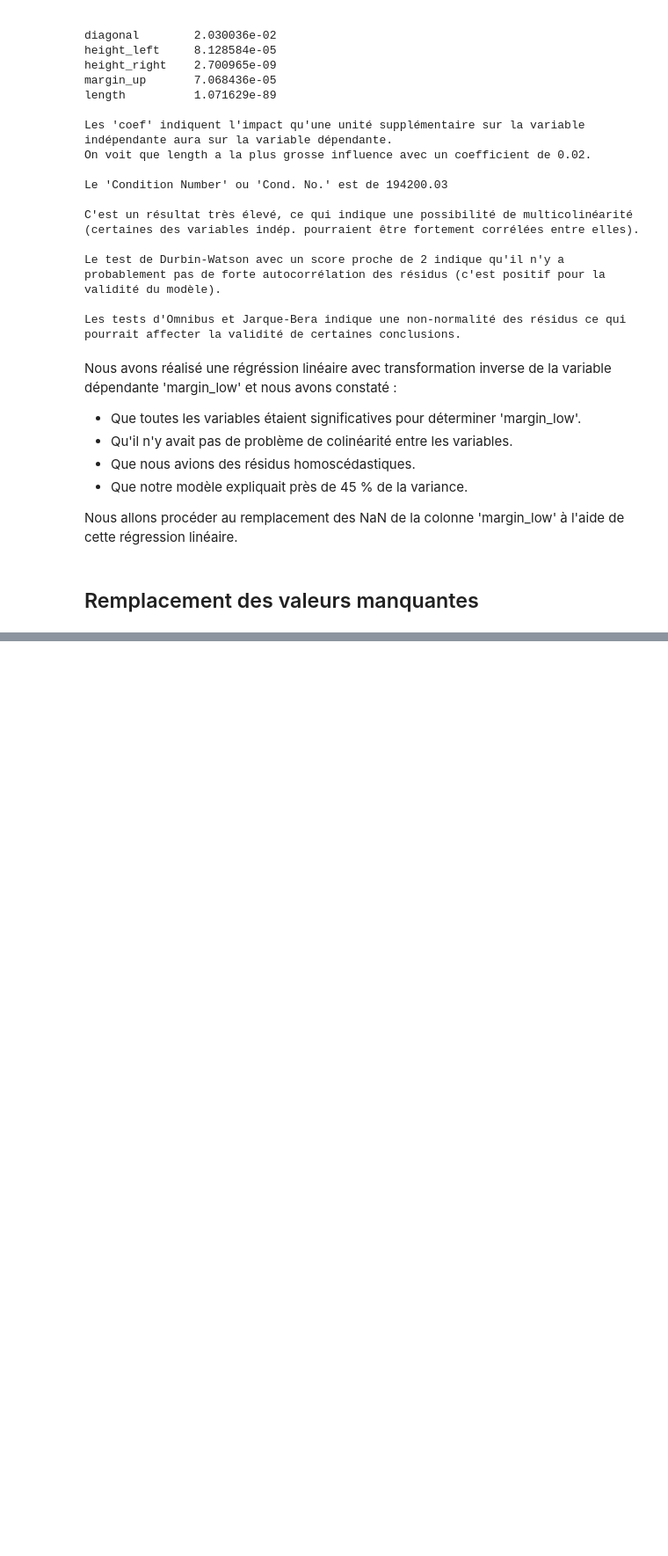
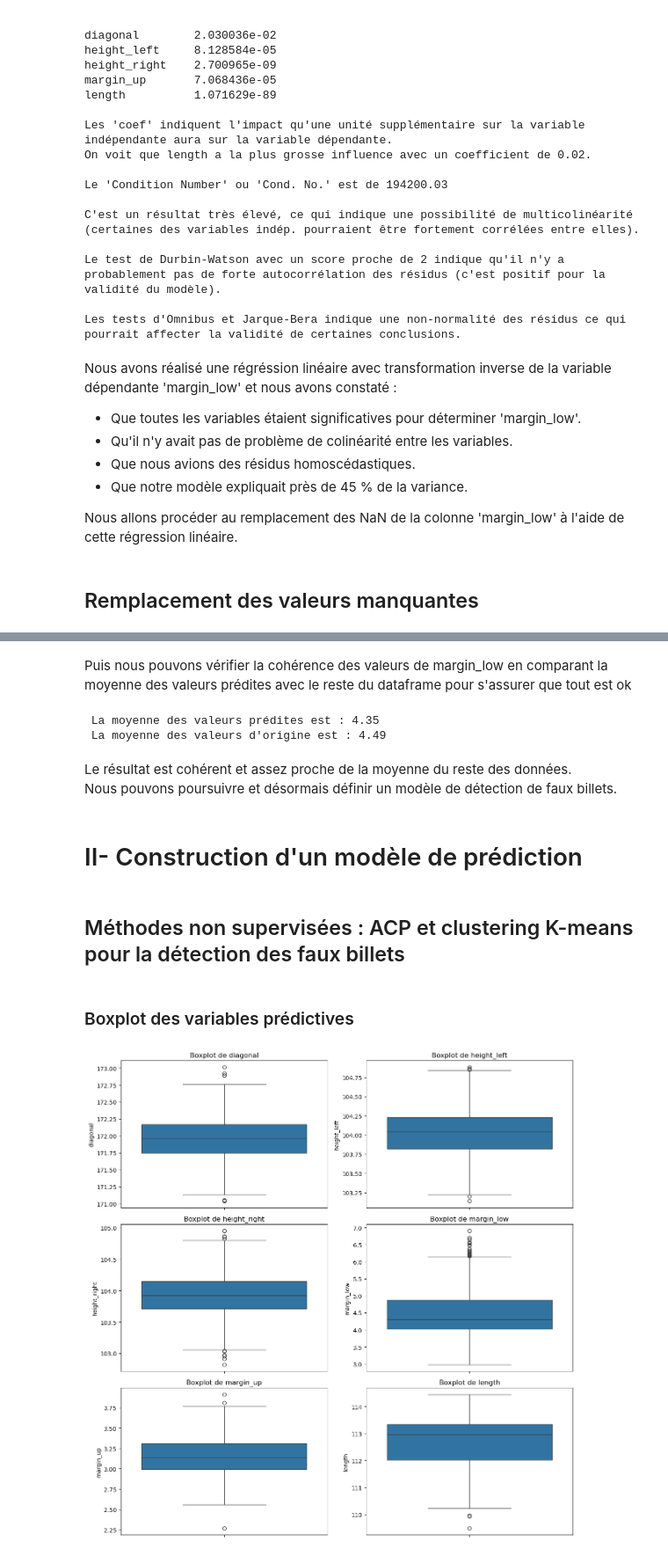
Before and after one commit to Cedric-ME/Detection_De_Faux_Billets, a Jupyter notebook: Analyse_data.ipynb, the cells around one changed output, grey strips where cells are left out. Shown: that part at 88% size. Saved outputs shown, nothing was run; the diff lists cells and outputs as text; code cells hidden in the pictures; blank space fills up the shorter version.

Commit message:
Ajout des boxplot de variables explicatives

```diff
--- a/Analyse_data.ipynb
+++ b/Analyse_data.ipynb
@@ -875,2 +877,12 @@ Nous allons procéder au remplacement des NaN de la colonne 'margin_low' à l'ai
 # %%
-data_with_na = data[data['margin_low'].isna()]
+data_with_na = data[data['margin_low'].isna()] # On isole la partie de data avec les 37 lignes ou il y a des valeurs manquantes dans margin_low
+# Etape 1 : sélection des variables explicatives des lignes avec NaN
+X_missing = data_with_na[['diagonal', 'height_left', 'height_right', 'margin_up', 'length']]
+# Ajout d'une constante comme dans notre modèle
+X_missing = sm.add_constant(X_missing)
+# Etape 2 : Prédiction des valeurs inverses de margin low en utilisant le modèle results_inv
+predict_inv = results_inv.predict(X_missing)
+# Etape 3 : Transformation des prédictions inverse pour revenir aux valeurs d'"origine"
+predict_margin_low = 1 / predict_inv
+# Etape 4 : Remplacer les NaN par les predictions dans data
+data.loc[data["margin_low"].isna(), 'margin_low'] = predict_margin_low
@@ -876,0 +902,48 @@ data_with_na = data[data['margin_low'].isna()]
+# %% [markdown]
+Puis nous pouvons vérifier la cohérence des valeurs de margin_low en comparant la moyenne des valeurs prédites avec le reste du dataframe pour s'assurer que tout est ok
+# %%
+print(f" La moyenne des valeurs prédites est : {data_predicted_raw['margin_low'].mean():.2f}")
+print(f" La moyenne des valeurs d'origine est : {data_without_na['margin_low'].mean():.2f}")
+# %% [output]
+ La moyenne des valeurs prédites est : 4.35
+ La moyenne des valeurs d'origine est : 4.49
+# %% [markdown]
+Le résultat est cohérent et assez proche de la moyenne du reste des données.
+Nous pouvons poursuivre et désormais définir un modèle de détection de faux billets.
+# %% [markdown]
+# II- Construction d'un modèle de prédiction
+# %% [markdown]
+## Méthodes non supervisées : ACP et clustering K-means pour la détection des faux billets
+# %% [markdown]
+### Boxplot des variables prédictives
+# %%
+# Définir le nombre de lignes et de colonnes pour l'affichage des graphiques
+fig, axes = plt.subplots(3, 2, figsize=(12, 12))  # 3 lignes, 2 colonnes
+
+# Aplatir la matrice d'axes pour un accès plus facile dans la boucle
+axes = axes.flatten()
+
+for i, num_col in enumerate(colonnes_numeriques):
+    sns.histplot(data_without_na[num_col], bins=30, kde=True, ax=axes[i])
+    axes[i].set_title(f"Distribution de {num_col}")
+plt.tight_layout()
+plt.show()
+# %%
+# definition des variables prédictives
+features = ['diagonal', 'height_left', 'height_right', 'margin_low', 'margin_up', 'length']
+
+# Créer une figure avec des sous-graphes
+fig, axes = plt.subplots(3, 2, figsize=(12, 12))
+
+# Aplatir les axes pour un accès plus facile
+axes = axes.flatten()
+
+# boxplot avec seaborn
+for i, feat in enumerate(features):
+    sns.boxplot(data=data[feat], ax=axes[i])
+    axes[i].set_title(f"Boxplot de {feat}")
+
+plt.tight_layout()
+plt.show()
+# %% [output]
+[figure, added]
```
Also changed, not shown: parts of 11 cells of this notebook.
